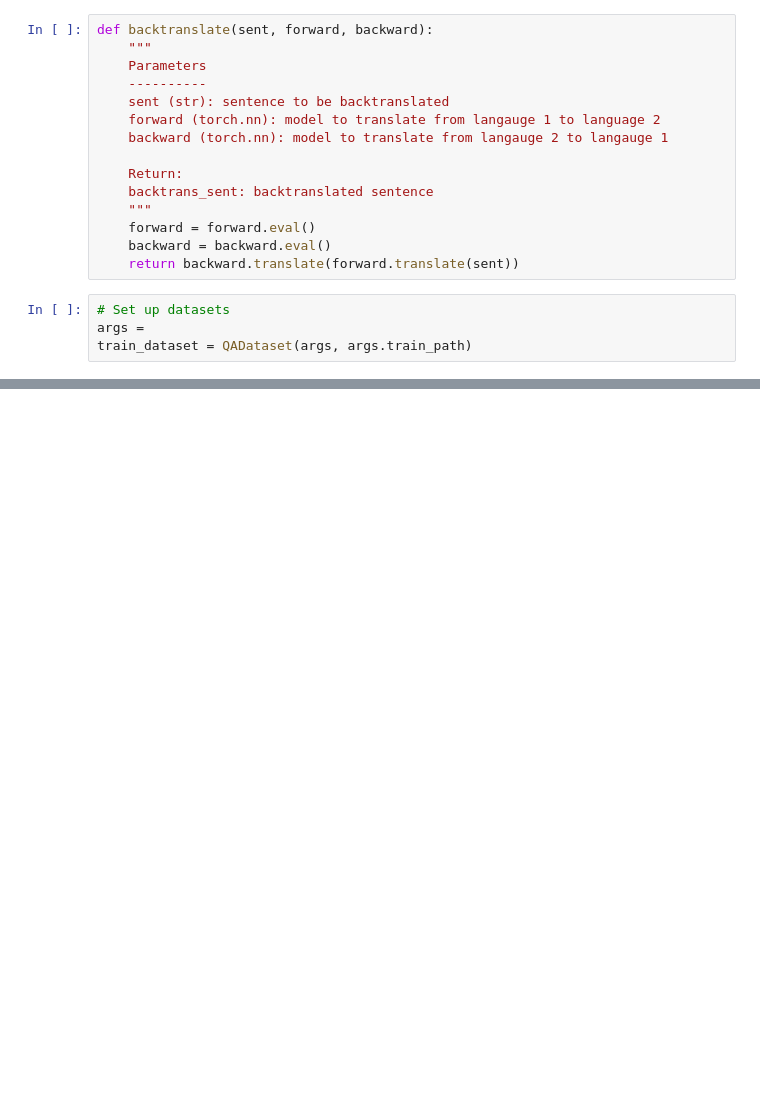
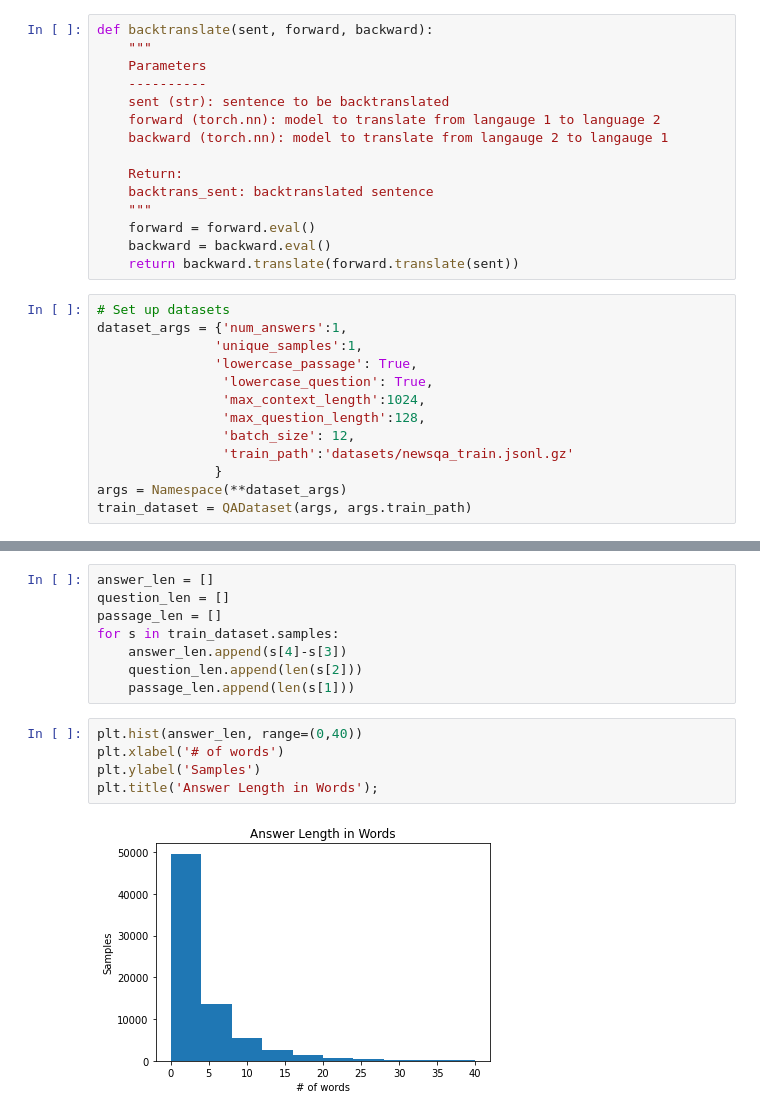
Before and after one commit to alexstoken/nlp-qa-finalproj, a Jupyter notebook: nmt_test_notebook.ipynb, the cells around one changed output, grey strips where cells are left out. Saved outputs shown, nothing was run; the diff lists cells and outputs as text; blank space fills up the shorter version.

Commit message:
add exploration with backtranslating and a final backtransling fn for questions

```diff
--- a/nmt_test_notebook.ipynb
+++ b/nmt_test_notebook.ipynb
@@ -54,5 +60,14 @@ def backtranslate(sent, forward, backward):
     return backward.translate(forward.translate(sent))
 # %%
 # Set up datasets
-args =
+dataset_args = {'num_answers':1,
+               'unique_samples':1,
+               'lowercase_passage': True,
+                'lowercase_question': True,
+                'max_context_length':1024,
+                'max_question_length':128,
+                'batch_size': 12,
+                'train_path':'datasets/newsqa_train.jsonl.gz'
+               }
+args = Namespace(**dataset_args)
 train_dataset = QADataset(args, args.train_path)
@@ -65,0 +95,15 @@ Wall time: 2.04 s
+# %%
+answer_len = []
+question_len = []
+passage_len = []
+for s in train_dataset.samples:
+    answer_len.append(s[4]-s[3])
+    question_len.append(len(s[2]))
+    passage_len.append(len(s[1]))
+# %%
+plt.hist(answer_len, range=(0,40))
+plt.xlabel('# of words')
+plt.ylabel('Samples')
+plt.title('Answer Length in Words');
+# %% [output]
+[figure, added]
```
Also changed, not shown: parts of 17 cells of this notebook, 1 other file.
